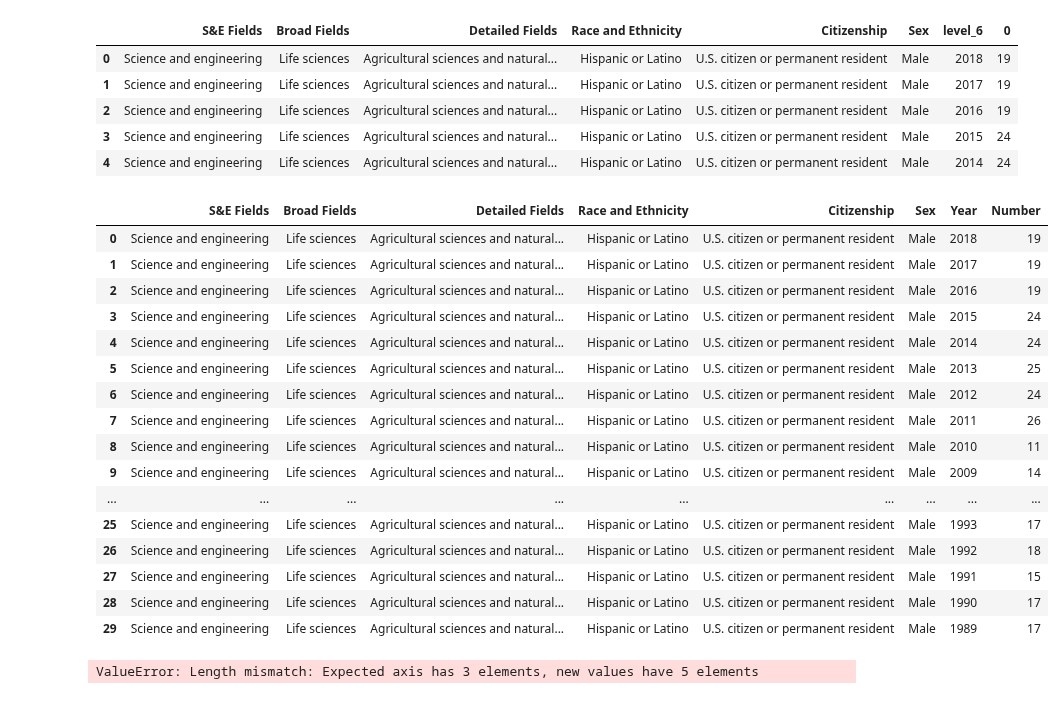
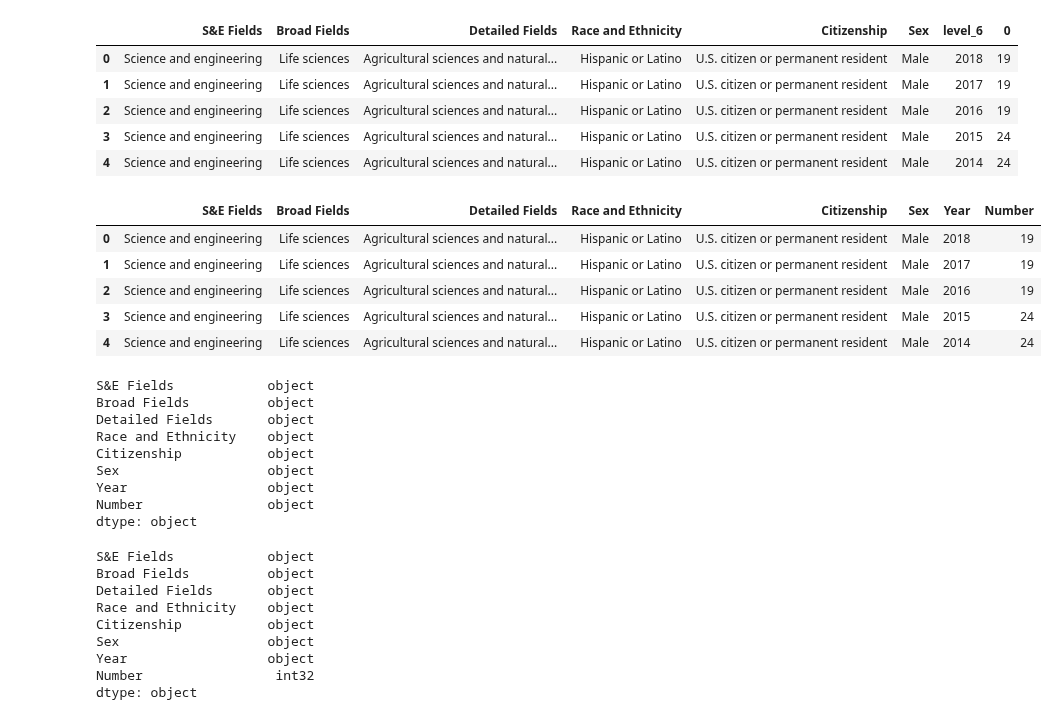
Before and after one commit to mulukenm/dataScience, a Jupyter notebook: 04-DS_Statistical_Analysis.ipynb, the cells around one changed output. Drawn from its saved outputs; the diff is of its cells as text; code cells hidden in the pictures.

```diff
--- a/04-DS_Statistical_Analysis.ipynb
+++ b/04-DS_Statistical_Analysis.ipynb
@@ -53,35 +54,26 @@ df.head()
 # %%
 df.columns = ['S&E Fields', 'Broad Fields', 'Detailed Fields', 'Race and Ethnicity',
        'Citizenship', 'Sex', 'Year', 'Number']
-df1 = df['Broad Fields']!='Total for selected values'
-df1 = df[df1]
-df1.head(30)
+df.head()
+#df.columns
 # %% [output]
 |  | S&E Fields | Broad Fields | Detailed Fields | Race and Ethnicity | Citizenship | Sex | Year | Number |
 | 0 | Science and engineering | Life sciences | Agricultural sciences and natural... | Hispanic or Latino | U.S. citizen or permanent resident | Male | 2018 | 19 |
 | 1 | Science and engineering | Life sciences | Agricultural sciences and natural... | Hispanic or Latino | U.S. citizen or permanent resident | Male | 2017 | 19 |
 | 2 | Science and engineering | Life sciences | Agricultural sciences and natural... | Hispanic or Latino | U.S. citizen or permanent resident | Male | 2016 | 19 |
 | 3 | Science and engineering | Life sciences | Agricultural sciences and natural... | Hispanic or Latino | U.S. citizen or permanent resident | Male | 2015 | 24 |
 | 4 | Science and engineering | Life sciences | Agricultural sciences and natural... | Hispanic or Latino | U.S. citizen or permanent resident | Male | 2014 | 24 |
-| 5 | Science and engineering | Life sciences | Agricultural sciences and natural... | Hispanic or Latino | U.S. citizen or permanent resident | Male | 2013 | 25 |
-| 6 | Science and engineering | Life sciences | Agricultural sciences and natural... | Hispanic or Latino | U.S. citizen or permanent resident | Male | 2012 | 24 |
-| 7 | Science and engineering | Life sciences | Agricultural sciences and natural... | Hispanic or Latino | U.S. citizen or permanent resident | Male | 2011 | 26 |
-| 8 | Science and engineering | Life sciences | Agricultural sciences and natural... | Hispanic or Latino | U.S. citizen or permanent resident | Male | 2010 | 11 |
-| 9 | Science and engineering | Life sciences | Agricultural sciences and natural... | Hispanic or Latino | U.S. citizen or permanent resident | Male | 2009 | 14 |
-| ... | ... | ... | ... | ... | ... | ... | ... | ... |
-| 25 | Science and engineering | Life sciences | Agricultural sciences and natural... | Hispanic or Latino | U.S. citizen or permanent resident | Male | 1993 | 17 |
-| 26 | Science and engineering | Life sciences | Agricultural sciences and natural... | Hispanic or Latino | U.S. citizen or permanent resident | Male | 1992 | 18 |
-| 27 | Science and engineering | Life sciences | Agricultural sciences and natural... | Hispanic or Latino | U.S. citizen or permanent resident | Male | 1991 | 15 |
-| 28 | Science and engineering | Life sciences | Agricultural sciences and natural... | Hispanic or Latino | U.S. citizen or permanent resident | Male | 1990 | 17 |
-| 29 | Science and engineering | Life sciences | Agricultural sciences and natural... | Hispanic or Latino | U.S. citizen or permanent resident | Male | 1989 | 17 |
-# %%
-df1s = df1.stack()
-df1s =df1s.to_frame()
-df1s.head(10)
-df1s = df1s.reset_index()
-df1s.columns = ['S&E Fields', 'Broad Fields', 'Detailed Fields', 'Year', 'Number']
-# df1s.columns
-df1s.head()
-# df1s.shape
-# %% [output]
-ValueError: Length mismatch: Expected axis has 3 elements, new values have 5 elements
+# %%
+df3 = df['Number']!='-'
+df = df[df3]
+df.dtypes
+# %% [output]
+S&E Fields            object
+Broad Fields          object
+Detailed Fields       object
+Race and Ethnicity    object
+Citizenship           object
+Sex                   object
+Year                  object
+Number                object
+dtype: object
@@ -87,0 +82,14 @@ ValueError: Length mismatch: Expected axis has 3 elements, new values have 5 ele
+# %%
+df["Number"] = df["Number"].astype(str).astype(int)
+df.dtypes
+#df["Number"] = pd.to_numeric(df["Number"])
+# %% [output]
+S&E Fields            object
+Broad Fields          object
+Detailed Fields       object
+Race and Ethnicity    object
+Citizenship           object
+Sex                   object
+Year                  object
+Number                 int32
+dtype: object
```
Also changed, not shown: parts of 4 cells of this notebook.
